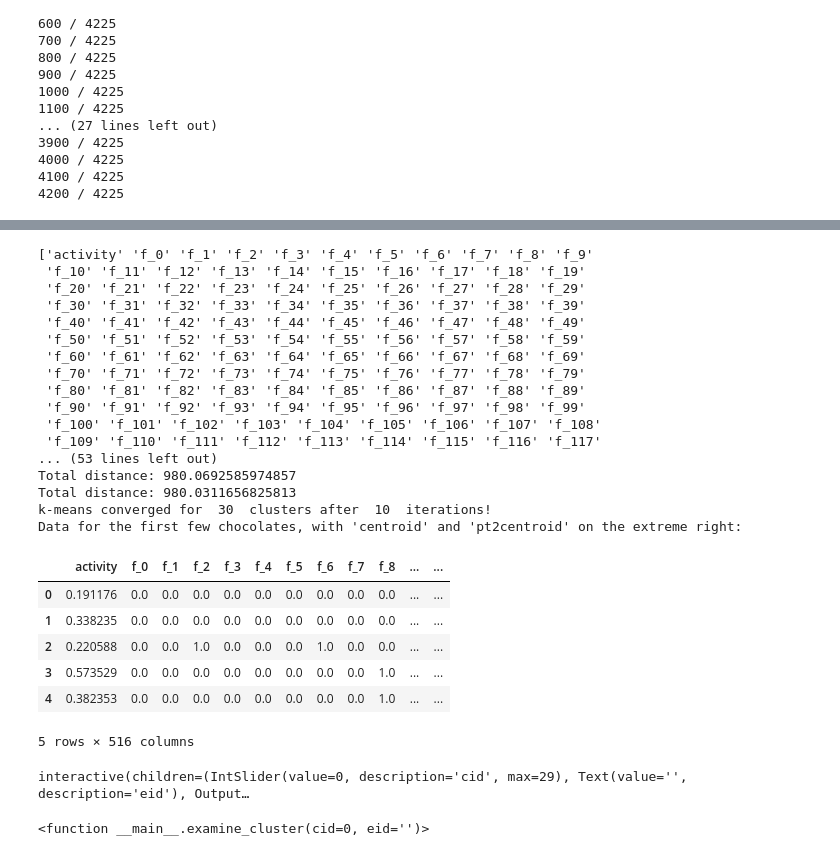
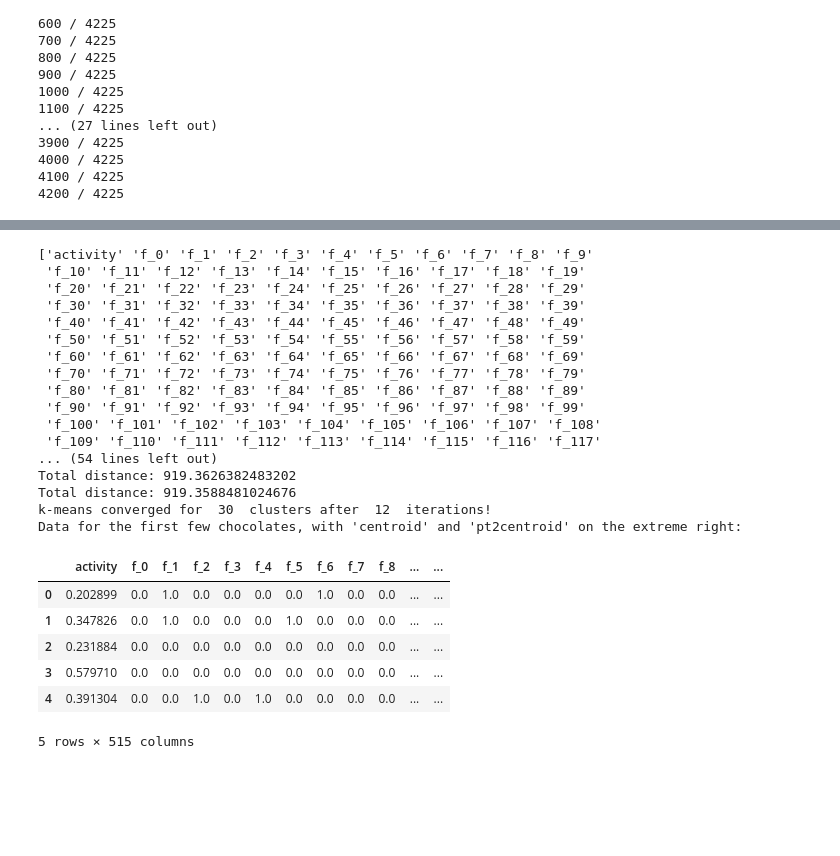
Before and after one commit to Limexcyan/Klastrowanie-publicznych-baz-zwi-zk-w, a Jupyter notebook: Mockup_clustering.ipynb, the cells around one changed output, grey strips where cells are left out. Drawn from its saved outputs; the diff is of its cells as text; code cells hidden in the pictures; blank space fills up the shorter version.

```diff
--- a/Mockup_clustering.ipynb
+++ b/Mockup_clustering.ipynb
@@ -30,7 +32,7 @@ def minMaxScaler(numArr):
   return numArr
 # %%
 # load dataset
-cp_data = pdt.LoadSDF('../chembl_data_sdf/CHEMBL244_actives.sdf', embedProps=True, molColName=None, smilesName='smiles')
+cp_data = pdt.LoadSDF('chembl_data_sdf/CHEMBL244_actives.sdf', embedProps=True, molColName=None, smilesName='smiles')
 # drop unnecessary information
 print(cp_data.nunique())
 # %% [output]
@@ -124,9 +126,9 @@ class MyFeaturizer(Featurizer):
         #return res
         return features
 # %%
-feature_count = 512+1 # + activity
+feature_count = 512 # + activity
 featurizer = MyFeaturizer(activity_dist='quantiles',qcount=70,length=feature_count)
-feature_count = feature_count * 1.0
+feature_count = (feature_count + 1) * 1.0
 data = featurizer(cp_data)
 # %% [output]
 0 / 4225
@@ -257,41 +259,43 @@ warnings.filterwarnings('ignore')
 # %%
 k = 30  #@param
 
-feature_cols = data.columns.values  # save original columns
+data_process = data.copy(deep=True)
+
+feature_cols = data_process.columns.values  # save original columns
 print(feature_cols)
 # initialize every point to an impossible value, the k+1 cluster
-data['centroid'] = k
+data_process['centroid'] = k
 # init the point to centroid distance to an impossible value "2" (>1)
-data['pt2centroid'] = 2
-data, centroids = kmeans(data, k, feature_cols, 1)
+data_process['pt2centroid'] = 2
+data_process, centroids = kmeans(data_process, k, feature_cols, 1)
 print("Data for the first few chocolates, with 'centroid' and 'pt2centroid' on"
       ' the extreme right:')
-data.head()
+data_process.head()
 # %% [output]
 ['activity' 'f_0' 'f_1' 'f_2' 'f_3' 'f_4' 'f_5' 'f_6' 'f_7' 'f_8' 'f_9'
  'f_10' 'f_11' 'f_12' 'f_13' 'f_14' 'f_15' 'f_16' 'f_17' 'f_18' 'f_19'
  'f_20' 'f_21' 'f_22' 'f_23' 'f_24' 'f_25' 'f_26' 'f_27' 'f_28' 'f_29'
  'f_30' 'f_31' 'f_32' 'f_33' 'f_34' 'f_35' 'f_36' 'f_37' 'f_38' 'f_39'
  'f_40' 'f_41' 'f_42' 'f_43' 'f_44' 'f_45' 'f_46' 'f_47' 'f_48' 'f_49'
  'f_50' 'f_51' 'f_52' 'f_53' 'f_54' 'f_55' 'f_56' 'f_57' 'f_58' 'f_59'
  'f_60' 'f_61' 'f_62' 'f_63' 'f_64' 'f_65' 'f_66' 'f_67' 'f_68' 'f_69'
  'f_70' 'f_71' 'f_72' 'f_73' 'f_74' 'f_75' 'f_76' 'f_77' 'f_78' 'f_79'
  'f_80' 'f_81' 'f_82' 'f_83' 'f_84' 'f_85' 'f_86' 'f_87' 'f_88' 'f_89'
  'f_90' 'f_91' 'f_92' 'f_93' 'f_94' 'f_95' 'f_96' 'f_97' 'f_98' 'f_99'
  'f_100' 'f_101' 'f_102' 'f_103' 'f_104' 'f_105' 'f_106' 'f_107' 'f_108'
  'f_109' 'f_110' 'f_111' 'f_112' 'f_113' 'f_114' 'f_115' 'f_116' 'f_117'
-... (53 lines left out)
-Total distance: 980.0692585974857
-Total distance: 980.0311656825813
-k-means converged for  30  clusters after  10  iterations!
+... (54 lines left out)
+Total distance: 919.3626382483202
+Total distance: 919.3588481024676
+k-means converged for  30  clusters after  12  iterations!
 Data for the first few chocolates, with 'centroid' and 'pt2centroid' on the extreme right:
 |  | activity | f_0 | f_1 | f_2 | f_3 | f_4 | f_5 | f_6 | f_7 | f_8 | ... | ... |
-| 0 | 0.191176 | 0.0 | 0.0 | 0.0 | 0.0 | 0.0 | 0.0 | 0.0 | 0.0 | 0.0 | ... | ... |
-| 1 | 0.338235 | 0.0 | 0.0 | 0.0 | 0.0 | 0.0 | 0.0 | 0.0 | 0.0 | 0.0 | ... | ... |
-| 2 | 0.220588 | 0.0 | 0.0 | 1.0 | 0.0 | 0.0 | 0.0 | 1.0 | 0.0 | 0.0 | ... | ... |
-| 3 | 0.573529 | 0.0 | 0.0 | 0.0 | 0.0 | 0.0 | 0.0 | 0.0 | 0.0 | 1.0 | ... | ... |
-| 4 | 0.382353 | 0.0 | 0.0 | 0.0 | 0.0 | 0.0 | 0.0 | 0.0 | 0.0 | 1.0 | ... | ... |
+| 0 | 0.202899 | 0.0 | 1.0 | 0.0 | 0.0 | 0.0 | 0.0 | 1.0 | 0.0 | 0.0 | ... | ... |
+| 1 | 0.347826 | 0.0 | 1.0 | 0.0 | 0.0 | 0.0 | 1.0 | 0.0 | 0.0 | 0.0 | ... | ... |
+| 2 | 0.231884 | 0.0 | 0.0 | 0.0 | 0.0 | 0.0 | 0.0 | 0.0 | 0.0 | 0.0 | ... | ... |
+| 3 | 0.579710 | 0.0 | 0.0 | 0.0 | 0.0 | 0.0 | 0.0 | 0.0 | 0.0 | 0.0 | ... | ... |
+| 4 | 0.391304 | 0.0 | 0.0 | 1.0 | 0.0 | 1.0 | 0.0 | 0.0 | 0.0 | 0.0 | ... | ... |
-5 rows × 516 columns
+5 rows × 515 columns
 # %%
 def show_molecule(smiles=''):
     if not smiles:
@@ -317,7 +321,4 @@ def examine_cluster(cid=0,eid=''):
     mol.reset_index()
     show_molecule(mol[int(eid)])
 # %%
-interact(examine_cluster,cid=(0,k-1))
+#interact(data_process,examine_cluster,cid=(0,k-1))
-# %% [output]
-interactive(children=(IntSlider(value=0, description='cid', max=29), Text(value='', description='eid'), Output…
-<function __main__.examine_cluster(cid=0, eid='')>
```
Also changed, not shown: parts of 7 cells of this notebook.
